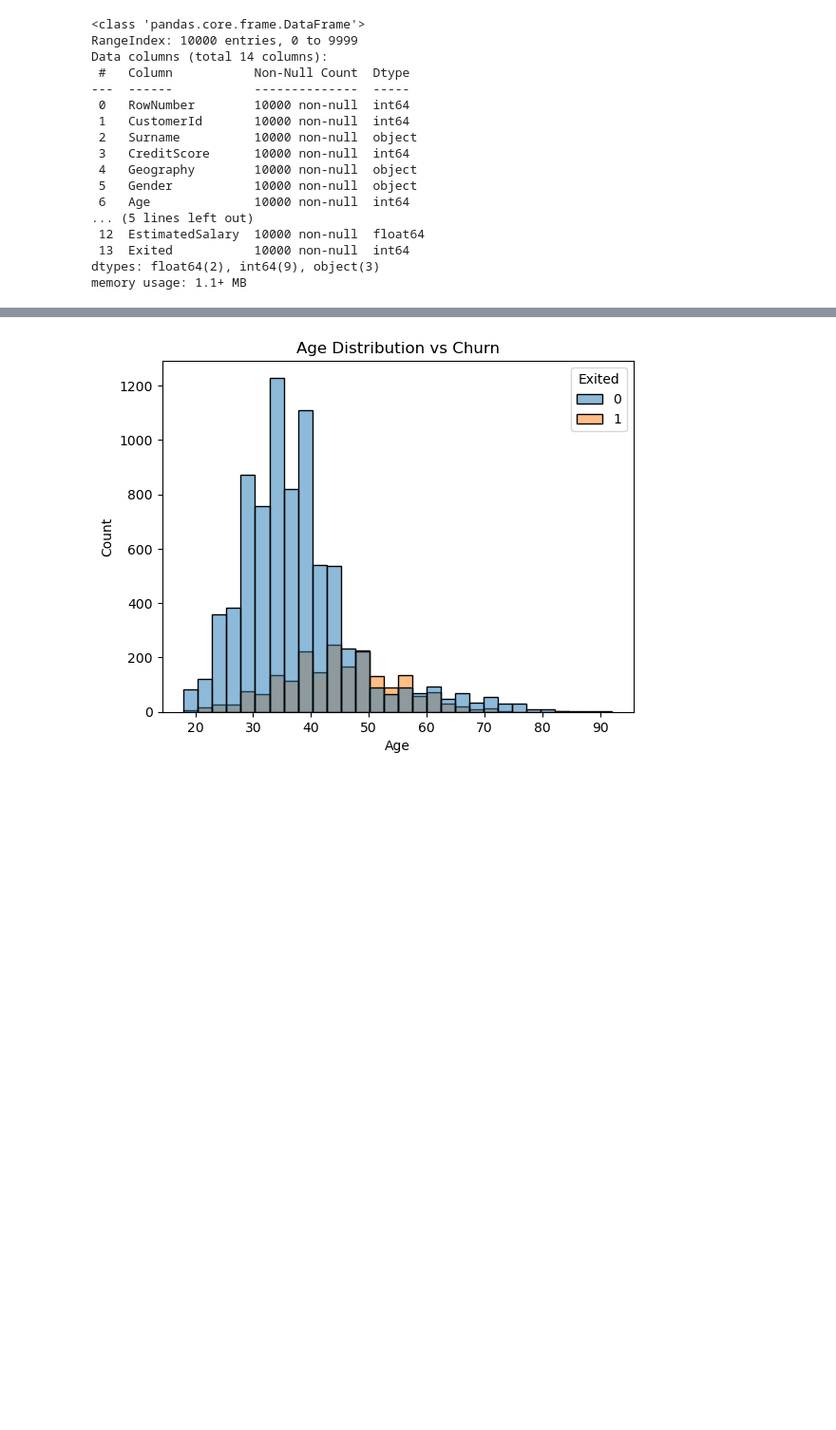
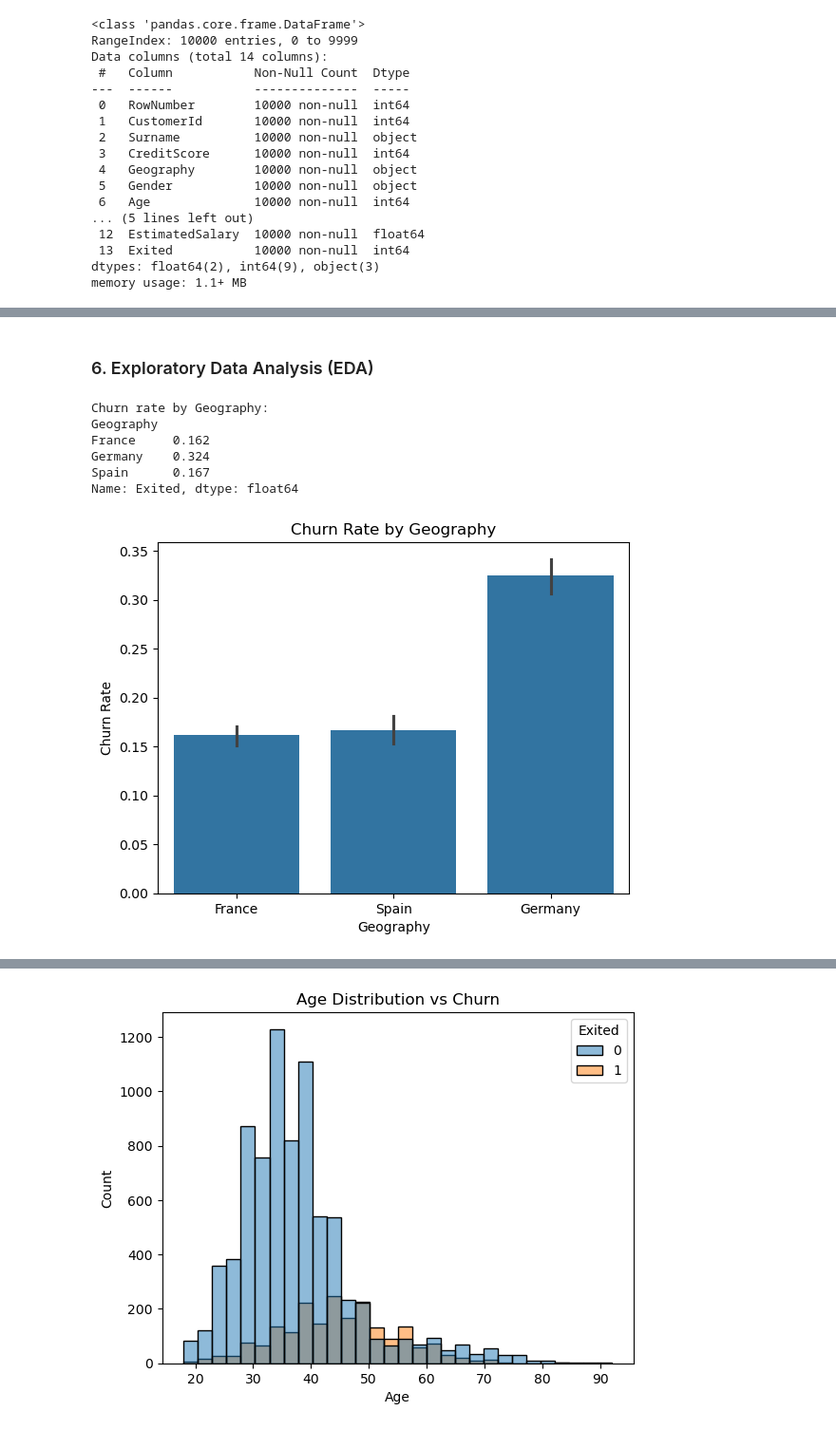
Before and after one commit to Shubhi2812-jais/Bank_churn_projectt, a Jupyter notebook: churn_analysis.ipynb, the cells around one changed output, grey strips where cells are left out. Shown at 95% size. Saved outputs shown, nothing was run; the diff lists cells and outputs as text; code cells hidden in the pictures; blank space fills up the shorter version.

```diff
--- a/churn_analysis.ipynb
+++ b/churn_analysis.ipynb
@@ -135,0 +122,18 @@ plt.show()
+# %% [markdown]
+### 6. Exploratory Data Analysis (EDA)
+# %%
+print('Churn rate by Geography:')
+print(df.groupby('Geography')['Exited'].mean().round(3))
+
+sns.barplot(x='Geography', y='Exited', data=df)
+plt.title('Churn Rate by Geography')
+plt.ylabel('Churn Rate')
+plt.show()
+# %% [output]
+Churn rate by Geography:
+Geography
+France     0.162
+Germany    0.324
+Spain      0.167
+Name: Exited, dtype: float64
+[figure, added]
```
Also changed, not shown: parts of 39 cells of this notebook, 1 other file.
